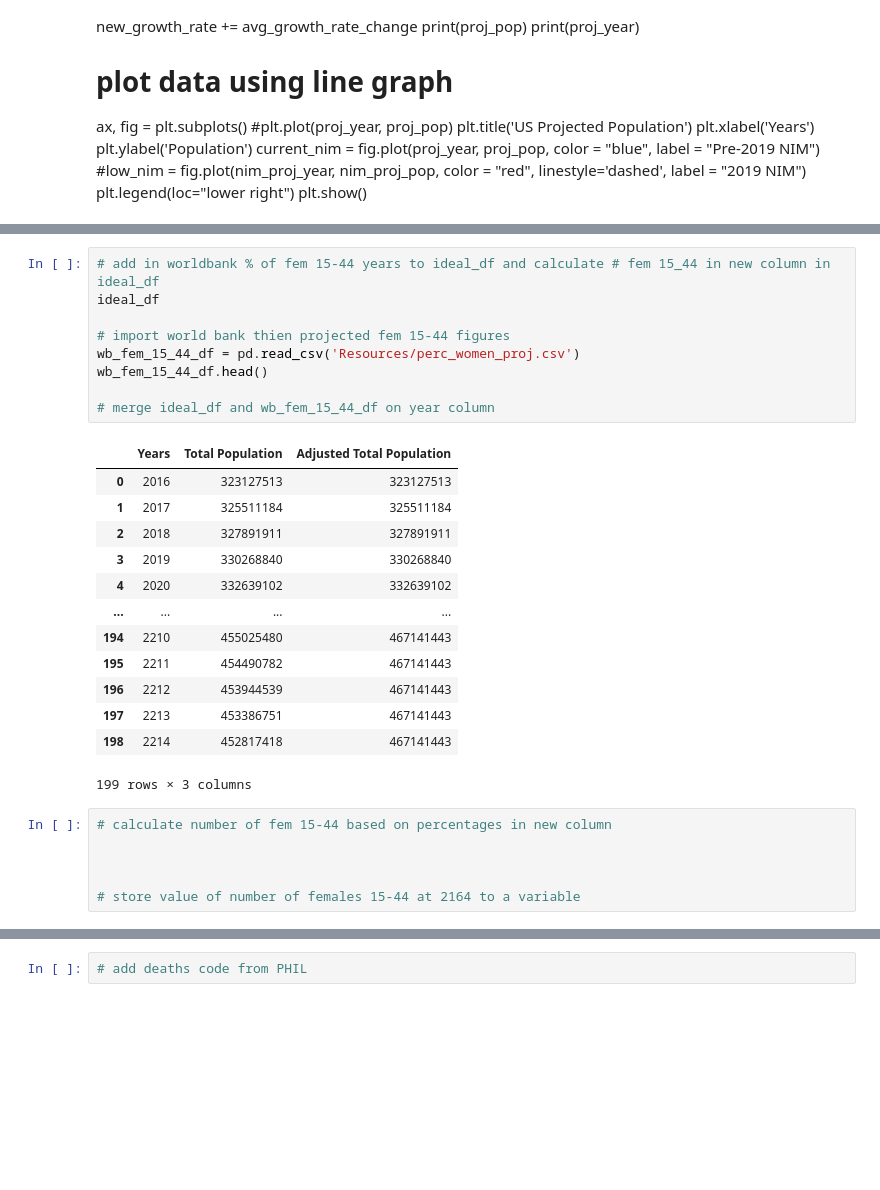
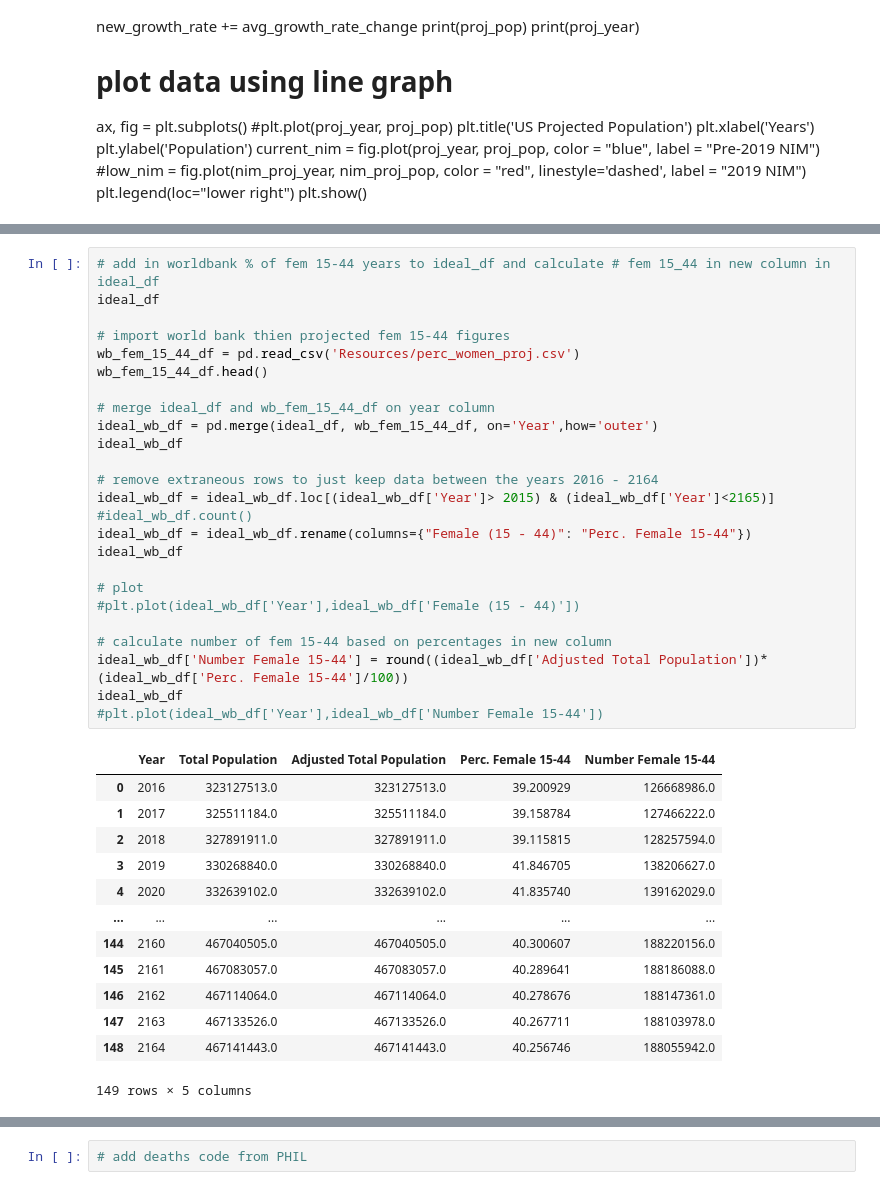
Before and after one commit to plowden/project-1-group-6, a Jupyter notebook: Net International Migration.ipynb, the cells around one changed output, grey strips where cells are left out. Drawn from its saved outputs; the diff is of its cells as text; blank space fills up the shorter version.

```diff
--- a/Net International Migration.ipynb
+++ b/Net International Migration.ipynb
@@ -619,29 +620,39 @@ adjusted_pop_plot = fig.plot(ideal_df_adjusted['Years'], ideal_df_adjusted['Adju
 # %%
 # add in worldbank % of fem 15-44 years to ideal_df and calculate # fem 15_44 in new column in ideal_df
 ideal_df
 
 # import world bank thien projected fem 15-44 figures
 wb_fem_15_44_df = pd.read_csv('Resources/perc_women_proj.csv')
 wb_fem_15_44_df.head()
 
 # merge ideal_df and wb_fem_15_44_df on year column
+ideal_wb_df = pd.merge(ideal_df, wb_fem_15_44_df, on='Year',how='outer')
+ideal_wb_df
+
+# remove extraneous rows to just keep data between the years 2016 - 2164
+ideal_wb_df = ideal_wb_df.loc[(ideal_wb_df['Year']> 2015) & (ideal_wb_df['Year']<2165)]
+#ideal_wb_df.count()
+ideal_wb_df = ideal_wb_df.rename(columns={"Female (15 - 44)": "Perc. Female 15-44"})
+ideal_wb_df
+
+# plot
+#plt.plot(ideal_wb_df['Year'],ideal_wb_df['Female (15 - 44)'])
+
+# calculate number of fem 15-44 based on percentages in new column
+ideal_wb_df['Number Female 15-44'] = round((ideal_wb_df['Adjusted Total Population'])*(ideal_wb_df['Perc. Female 15-44']/100))
+ideal_wb_df
+#plt.plot(ideal_wb_df['Year'],ideal_wb_df['Number Female 15-44'])
 # %% [output]
-|  | Years | Total Population | Adjusted Total Population |
-| 0 | 2016 | 323127513 | 323127513 |
-| 1 | 2017 | 325511184 | 325511184 |
-| 2 | 2018 | 327891911 | 327891911 |
-| 3 | 2019 | 330268840 | 330268840 |
-| 4 | 2020 | 332639102 | 332639102 |
-| ... | ... | ... | ... |
-| 194 | 2210 | 455025480 | 467141443 |
-| 195 | 2211 | 454490782 | 467141443 |
-| 196 | 2212 | 453944539 | 467141443 |
-| 197 | 2213 | 453386751 | 467141443 |
-| 198 | 2214 | 452817418 | 467141443 |
+|  | Year | Total Population | Adjusted Total Population | Perc. Female 15-44 | Number Female 15-44 |
+| 0 | 2016 | 323127513.0 | 323127513.0 | 39.200929 | 126668986.0 |
+| 1 | 2017 | 325511184.0 | 325511184.0 | 39.158784 | 127466222.0 |
+| 2 | 2018 | 327891911.0 | 327891911.0 | 39.115815 | 128257594.0 |
+| 3 | 2019 | 330268840.0 | 330268840.0 | 41.846705 | 138206627.0 |
+| 4 | 2020 | 332639102.0 | 332639102.0 | 41.835740 | 139162029.0 |
+| ... | ... | ... | ... | ... | ... |
+| 144 | 2160 | 467040505.0 | 467040505.0 | 40.300607 | 188220156.0 |
+| 145 | 2161 | 467083057.0 | 467083057.0 | 40.289641 | 188186088.0 |
+| 146 | 2162 | 467114064.0 | 467114064.0 | 40.278676 | 188147361.0 |
+| 147 | 2163 | 467133526.0 | 467133526.0 | 40.267711 | 188103978.0 |
+| 148 | 2164 | 467141443.0 | 467141443.0 | 40.256746 | 188055942.0 |
-199 rows × 3 columns
+149 rows × 5 columns
-# %%
-# calculate number of fem 15-44 based on percentages in new column
-
-
-
-# store value of number of females 15-44 at 2164 to a variable
```
Also changed, not shown: parts of 8 cells of this notebook.
